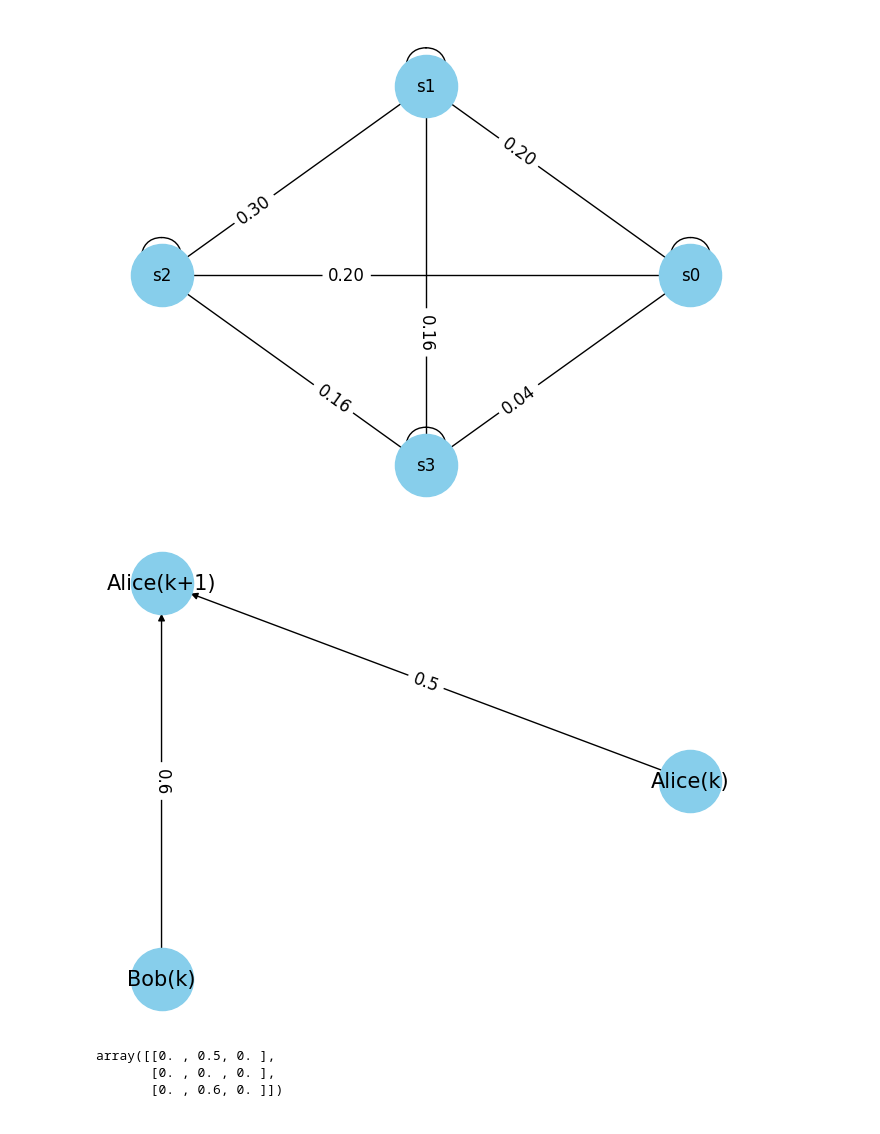
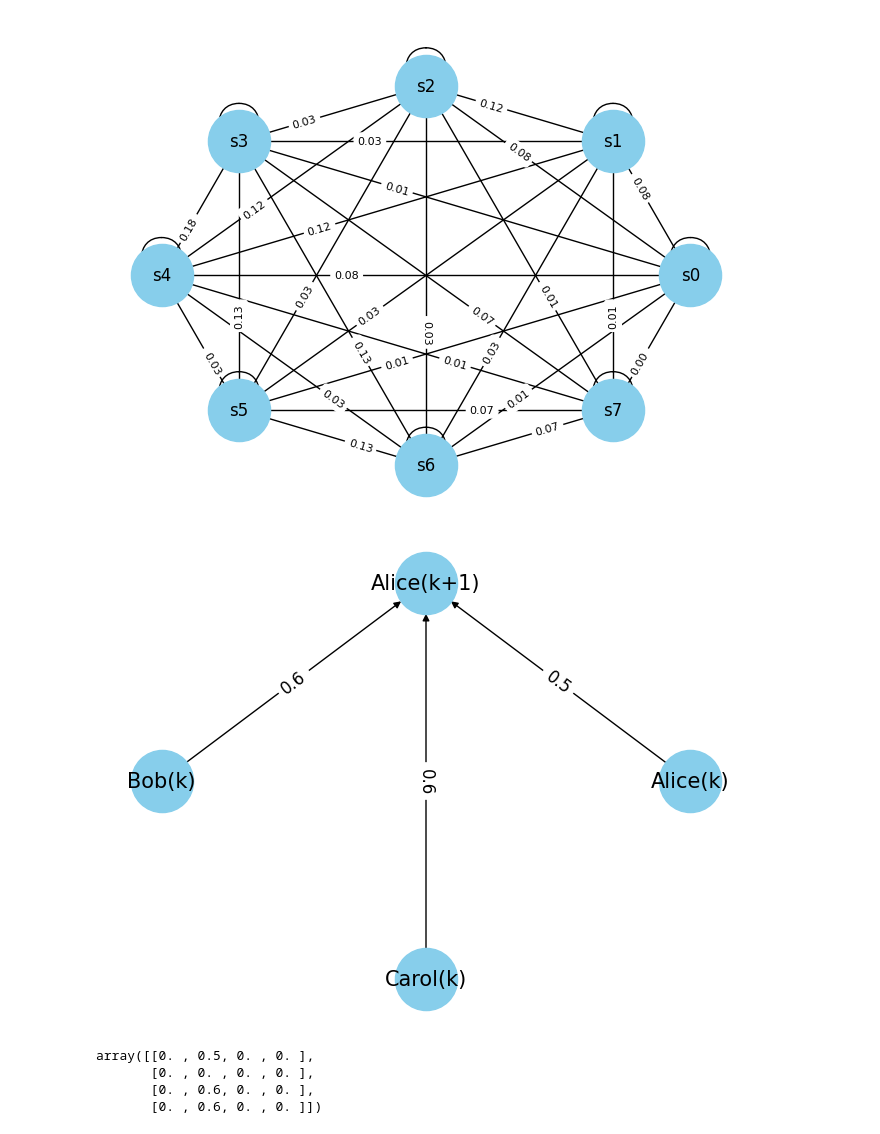
Before and after one commit to halilfarukkaragoz/kom505-project, a Jupyter notebook: KOM505_Project.ipynb, the cells around one changed output. Cells and saved outputs as stored; diff of their text form; code cells hidden in the pictures.

```diff
--- a/KOM505_Project.ipynb
+++ b/KOM505_Project.ipynb
@@ -4,0 +119,12 @@ import networkx as nx
+# %%
+for a in [5]:
+  for b in [1,2,3,4,5,6,7]:
+    c = graph_gen(a,b)
+    z = genP(c)
+
+    my_arr = []
+    for i in range(1,20000):
+      my_arr.append(np.linalg.matrix_power(z, i)[31,0])
+    plt.plot(my_arr,label=f"a={0.1*a : .1f} b={0.05*b : 0.2f}")
+plt.legend()
+plt.show
@@ -4,0 +134,12 @@ import networkx as nx
+# %%
+for a in [10]:
+  for b in range(6,17,2):
+    c = graph_gen(a,b)
+    z = genP(c)
+
+    my_arr = []
+    for i in range(1,20000):
+      my_arr.append(np.linalg.matrix_power(z, i)[31,0])
+    plt.plot(my_arr,label=f"a={0.1*a : .1f} b={0.05*b : 0.2f}")
+plt.legend()
+plt.show
@@ -199,7 +751,7 @@ G = nx.DiGraph()
 # Add nodes for 5 individuals
 G.add_node("Alice")
 G.add_node("Bob")
-#G.add_node("Carol")
+G.add_node("Carol")
 
 # Add edges with weights (transition probabilities)
 # Assuming the transitions are between all individuals and themselves
@@ -209,11 +761,11 @@ transitions = [
     # Adding self-loops for Deniz and Eylul with arbitrary probabilities
     ("Alice", "Alice", 0.5),
     ("Bob", "Bob", 0.5),
-    # ("Carol", "Alice", 0.6),
-    # ("Carol", "Bob", 0.6),
-    # ("Alice", "Carol", 0.6),
-    # ("Bob", "Carol", 0.6),
-    # ("Carol", "Carol", 0.5),
+    ("Carol", "Alice", 0.6),
+    ("Carol", "Bob", 0.6),
+    ("Alice", "Carol", 0.6),
+    ("Bob", "Carol", 0.6),
+    ("Carol", "Carol", 0.5),
 ]
 
 # Add edges to the graph
@@ -298,22 +871,22 @@ NodeView((0, 1, 2, 3))
 # %%
-mapping = {0:"s0", 1:"s1", 2:"s2", 3:"s3"}#, 4:"s4", 5:"s5", 6:"s6", 7:"s7"}
+mapping = {0:"s0", 1:"s1", 2:"s2", 3:"s3", 4:"s4", 5:"s5", 6:"s6", 7:"s7"}
 G_states = nx.relabel_nodes(G_states, mapping, copy=False)
 # %%
 # Position nodes using a layout
 pos = nx.circular_layout(G_states)
 
 # Draw the graph
 nx.draw(G_states, pos, with_labels=True, node_color='skyblue', node_size=2000, edge_color='black', linewidths=1, font_size=12)
 
 # Draw edge labels (weights)
 edge_labels = nx.get_edge_attributes(G_states, 'weight')
 edge_labels = dict([((u,v,), f"{d['weight']:.2f}") for u,v,d in G_states.edges(data=True)])
-nx.draw_networkx_edge_labels(G_states, pos, edge_labels=edge_labels, font_size=12, label_pos=0.35)
+nx.draw_networkx_edge_labels(G_states, pos, edge_labels=edge_labels, font_size=8, label_pos=0.35)
 
 # Show plot
 plt.show()
 # %% [output]
-[figure, old version]
+[figure, new version]
 # %%
 # Create a directed graph
 G = nx.DiGraph()
@@ -328,6 +901,7 @@ G = nx.DiGraph()
 transitions = [
     ("Alice(k)", "Alice(k+1)", 0.5),
     ("Bob(k)", "Alice(k+1)", 0.6),
+    ("Carol(k)", "Alice(k+1)", 0.6),
 
 ]
 
@@ -351,7 +925,8 @@ plt.show()
 adj_matrix = nx.to_numpy_array(G)
 adj_matrix
 # %% [output]
-[figure, old version]
+[figure, new version]
-array([[0. , 0.5, 0. ],
-       [0. , 0. , 0. ],
-       [0. , 0.6, 0. ]])
+array([[0. , 0.5, 0. , 0. ],
+       [0. , 0. , 0. , 0. ],
+       [0. , 0.6, 0. , 0. ],
+       [0. , 0.6, 0. , 0. ]])
```
Also changed, not shown: parts of 23 cells of this notebook.
